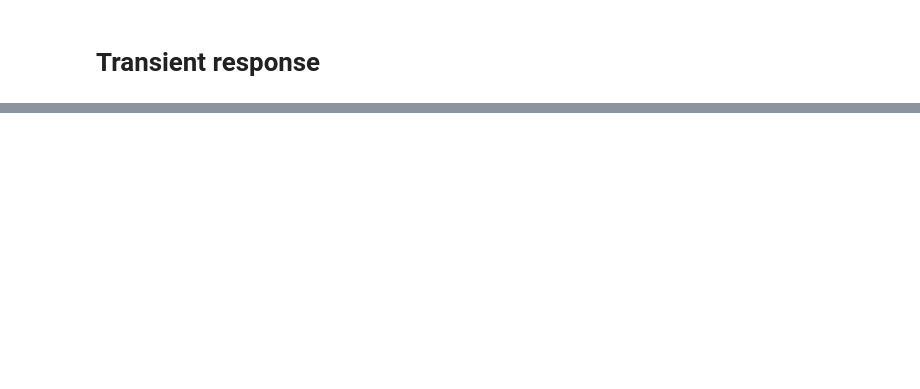
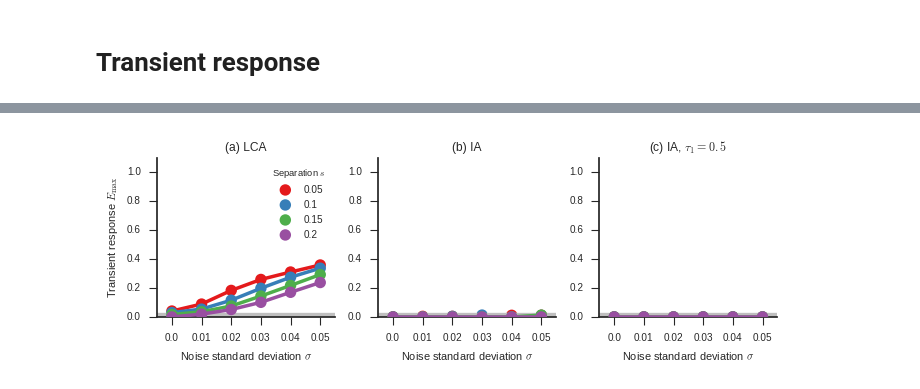
Before and after one commit to ctn-waterloo/cogsci17-decide, a Jupyter notebook: notebooks/Data based plots.ipynb, the cells around one changed output, grey strips where cells are left out. Cells and saved outputs as stored; diff of their text form; code cells hidden in the pictures; blank space fills up the shorter version.

```diff
--- a/notebooks/Data based plots.ipynb
+++ b/notebooks/Data based plots.ipynb
@@ -182,0 +197,39 @@ savefig(fig, 'transient')
+# %%
+fig = plt.figure(figsize=(full_w, full_w / 2. / 1.4))
+
+plt.subplot(1, 3, 1)
+sns.pointplot('noise', 'runnerup_highest_err', 'target_sep', data=df.query('network == "UsherMcClelland" and baseline == .2'),
+              palette='Set1')
+plt.axhline(y=0., lw=6, c=(0.75, 0.75, 0.75))
+plt.ylim(0, 1.1)
+plt.title("(a) LCA")
+plt.xlabel(r"Noise standard deviation $\sigma$")
+plt.ylabel("Transient response $E_{\mathrm{max}}$")
+plt.gca().get_legend().set_title("Separation $s$")
+sns.despine()
+
+plt.subplot(1, 3, 2)
+sns.pointplot('noise', 'runnerup_highest_err', 'target_sep', data=df.query('network == "DriftDiffusion" and scale == 1. and baseline == .2'),
+              palette='Set1')
+plt.axhline(y=0., lw=6, c=(0.75, 0.75, 0.75))
+plt.ylim(0, 1.1)
+plt.title("(b) IA")
+plt.xlabel(r"Noise standard deviation $\sigma$")
+plt.ylabel("")
+plt.gca().legend().remove()
+sns.despine()
+
+plt.subplot(1, 3, 3)
+sns.pointplot('noise', 'runnerup_highest_err', 'target_sep', data=df.query('network == "DriftDiffusion" and scale == .2 and baseline == .2'),
+              palette='Set1')
+plt.axhline(y=0., lw=6, c=(0.75, 0.75, 0.75))
+plt.ylim(0, 1.1)
+plt.title(r"(c) IA, $\tau_1 = 0.5$")
+plt.xlabel(r"Noise standard deviation $\sigma$")
+plt.ylabel("")
+plt.gca().legend().remove()
+sns.despine()
+
+plt.tight_layout()
+# %% [output]
+[figure, added]
```
Also changed, not shown: parts of 6 cells of this notebook, 5 other files.
